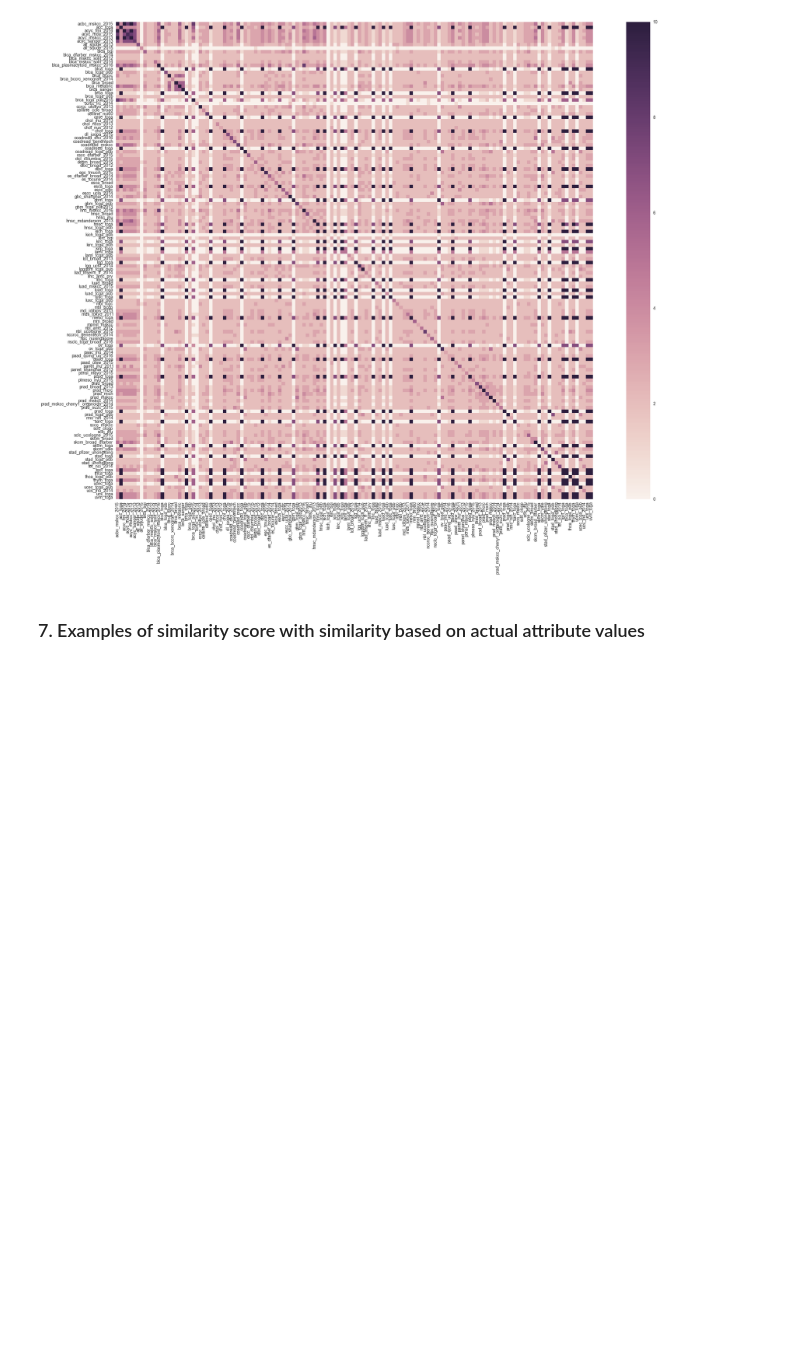
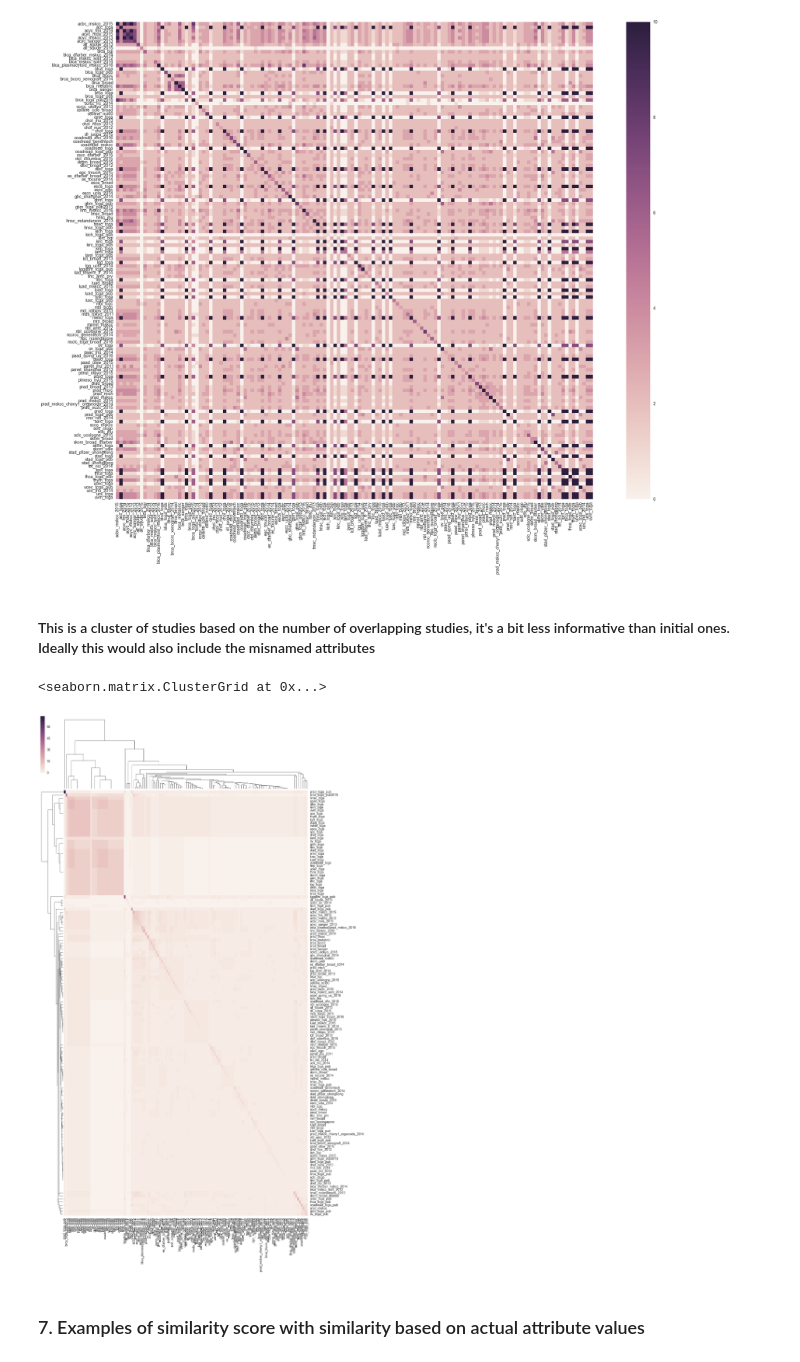
Before and after one commit to dorianbg/cBioPortal-advanced-data-analysis, a Jupyter notebook: cBioPortal_Data_Analysis.ipynb, the cells around one changed output. Cells and saved outputs as stored; diff of their text form; code cells hidden in the pictures; blank space fills up the shorter version.

Commit message:
Added a clustering heatmap of studies based on overlapping attributes

```diff
--- a/cBioPortal_Data_Analysis.ipynb
+++ b/cBioPortal_Data_Analysis.ipynb
@@ -301,6 +301,13 @@ sns.heatmap(study_heatmap, robust = True, square = True)
 # %% [output]
 <matplotlib.axes._subplots.AxesSubplot at 0x...>
 [figure]
+# %% [markdown]
+#### This is a cluster of studies based on the number of overlapping studies, it's a bit less informative than initial ones. Ideally this would also include the misnamed attributes
+# %%
+sns.clustermap(study_heatmap, method='weighted', metric = 'euclidean', figsize=(15, 28))
+# %% [output]
+<seaborn.matrix.ClusterGrid at 0x...>
+[figure, added]
 # %% [markdown]
 ### 7. Examples of similarity score with similarity based on actual attribute values
 # %%
```
Also changed, not shown: parts of 1 cell of this notebook.
